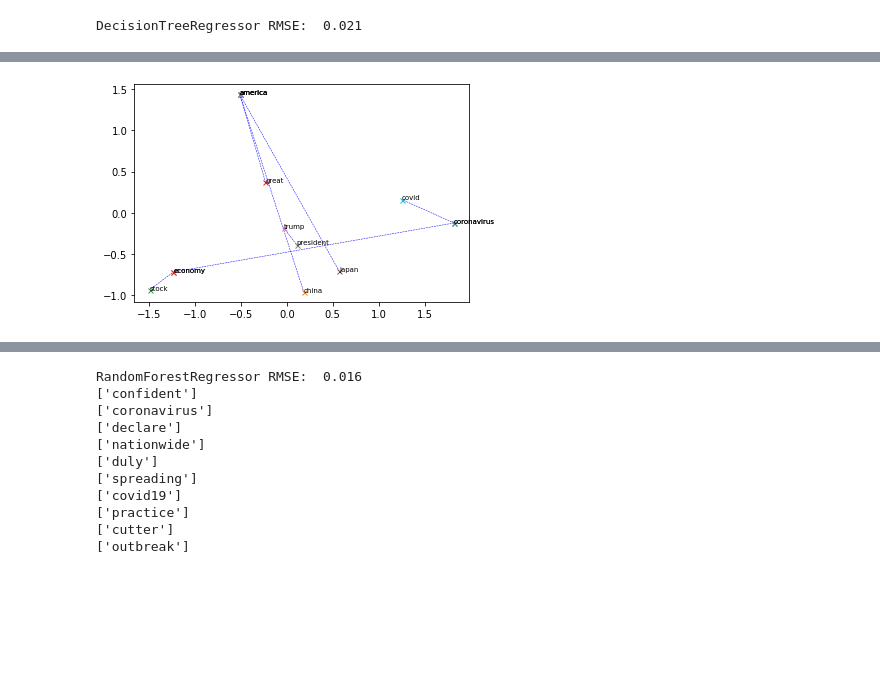
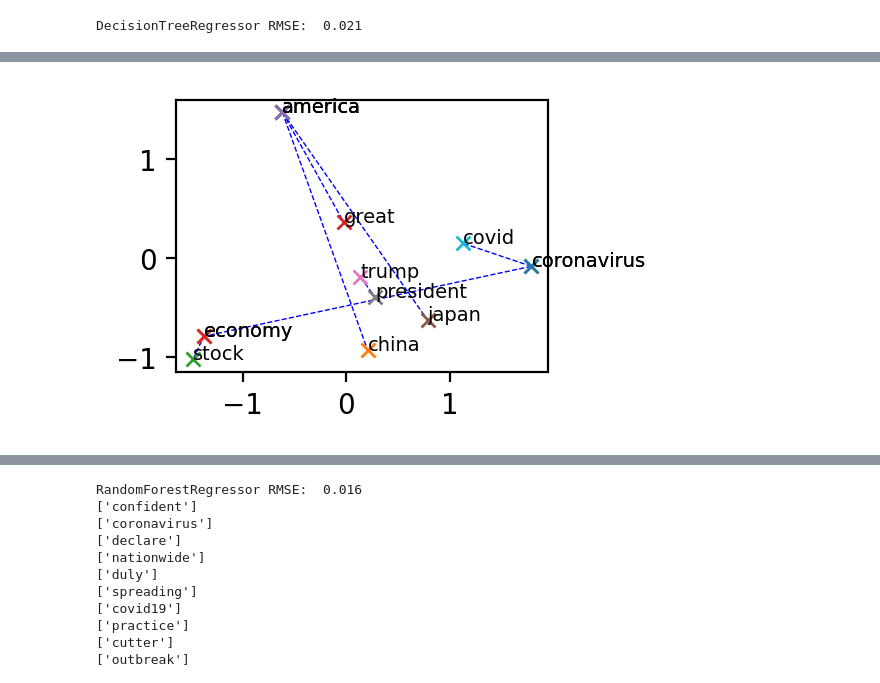
Before and after one commit to katsuki-nagakubo/Trump_Tweets_Word2vec, a Jupyter notebook: trump_tweets_s&p500_relation.ipynb, the cells around one changed output, grey strips where cells are left out. Drawn from its saved outputs; the diff is of its cells as text; code cells hidden in the pictures; blank space fills up the shorter version.

```diff
--- a/trump_tweets_s&p500_relation.ipynb
+++ b/trump_tweets_s&p500_relation.ipynb
@@ -558,34 +595,37 @@ while j < length:
     #print(trump_word[j][1])
     data.append(model[trump_word[j][0]])
     data.append(model[trump_word[j][1]])
     j += 1
 
 pca = PCA(n_components=2)
 pca.fit(data)
 data_pca= pca.transform(data)
 
 length_data = len(data_pca)
 
 i = 0
 j = 0
+
+plt.figure(figsize=(2.4, 1.8), dpi=200)
+
 while i < length_data:
     #点プロット
     plt.plot(data_pca[i][0], data_pca[i][1], ms=5.0, zorder=2 ,marker="x")
     plt.plot(data_pca[i+1][0], data_pca[i+1][1],ms=5.0, zorder=2 ,marker="x")
 
     #線プロット
     plt.plot((data_pca[i][0], data_pca[i+1][0]),(data_pca[i][1],data_pca[i+1][1]),c="b",linewidth=0.5,zorder=1,linestyle="--")
 
     #文字プロット
     plt.annotate(trump_word[j][0],(data_pca[i][0], data_pca[i][1]),size=7)
     plt.annotate(trump_word[j][1],(data_pca[i+1][0], data_pca[i+1][1]),size=7)
 
     j += 1
     i += 2
 
 plt.show()
 # %% [output]
-[figure, old version]
+[figure, new version]
 # %%
 #分析8 DeepLearning
 #ライブラリをインポート
```
Also changed, not shown: parts of 19 cells of this notebook.
